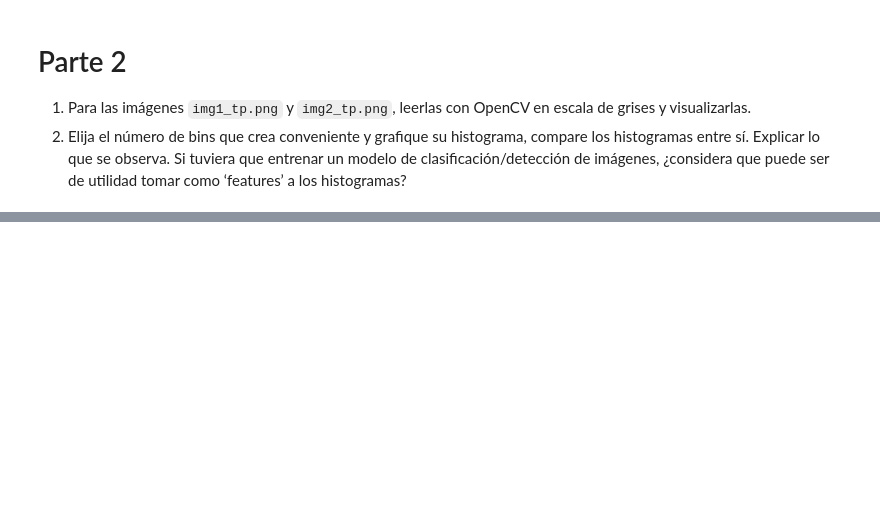
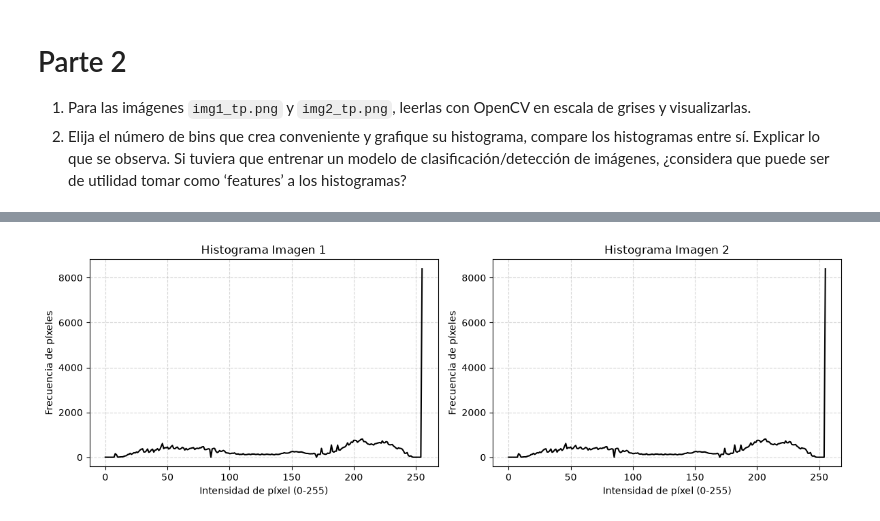
Before and after one commit to LucianaSimon/VPC1_CEIA, a Jupyter notebook: TP1.ipynb, the cells around one changed output, grey strips where cells are left out. Drawn from its saved outputs; the diff is of its cells as text; code cells hidden in the pictures; blank space fills up the shorter version.

```diff
--- a/TP1.ipynb
+++ b/TP1.ipynb
@@ -265,0 +272,29 @@ array([[255, 255, 255, ..., 255, 255, 255],
+# %%
+bins = 256 # elegimos 256 bins para cubrir de forma exacta todos los niveles de intensidad de la imagen (0 a 255)
+
+plt.figure(figsize=(12, 4))
+
+# Histograma de Imagen 1
+hist1, _ = np.histogram(img1.ravel(), bins, )
+plt.subplot(1, 2, 1)
+plt.plot(hist1, color='black')
+plt.title('Histograma Imagen 1')
+plt.xlabel('Intensidad de píxel (0-255)')
+plt.ylabel('Frecuencia de píxeles')
+plt.xlim()
+plt.grid(True, linestyle='--', alpha=0.5)
+
+# Histograma de Imagen 2
+hist2, _ = np.histogram(img2.ravel(), bins, )
+plt.subplot(1, 2, 2)
+plt.plot(hist2, color='black')
+plt.title('Histograma Imagen 2')
+plt.xlabel('Intensidad de píxel (0-255)')
+plt.ylabel('Frecuencia de píxeles')
+plt.xlim()
+plt.grid(True, linestyle='--', alpha=0.5)
+
+plt.tight_layout()
+plt.show()
+# %% [output]
+[figure, added]
```
Also changed, not shown: parts of 8 cells of this notebook.
